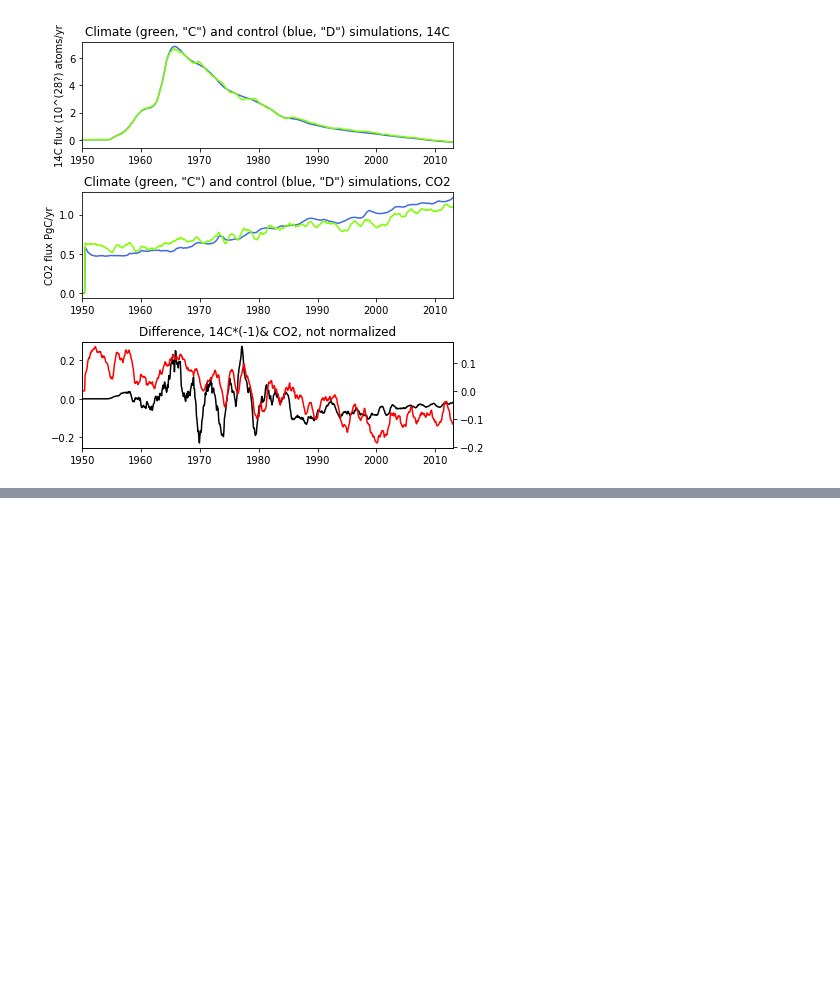
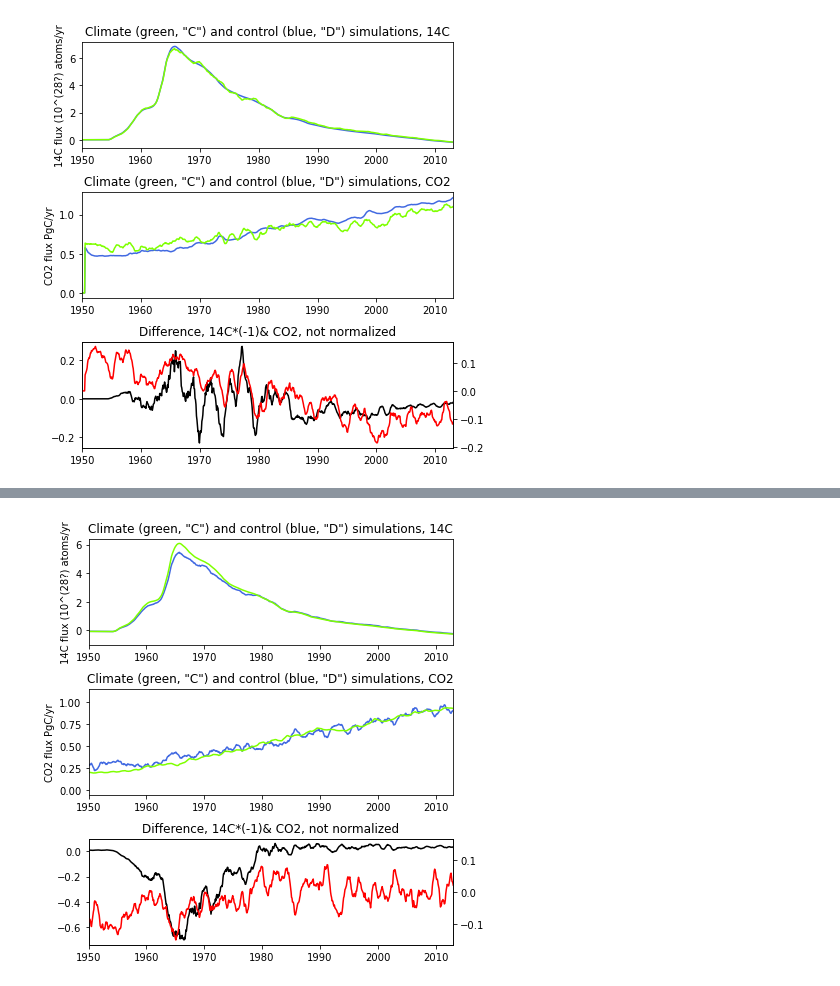
Before and after one commit to tjarnikova/SOZONE, a Jupyter notebook: C14/recreateCLQ-c14ferret.ipynb, the cells around one changed output, grey strips where cells are left out. Cells and saved outputs as stored; diff of their text form; code cells hidden in the pictures; blank space fills up the shorter version.

```diff
--- a/C14/recreateCLQ-c14ferret.ipynb
+++ b/C14/recreateCLQ-c14ferret.ipynb
@@ -110,0 +226,92 @@ plt.show()
+# %%
+tmeshf = '/gpfs/data/greenocean/software/resources/regrid/mesh_mask3_6.nc'
+C14d_qtr_c14f = './C405data/C4C5_1940_2022_qtrB14b.nc'   ##static
+C14d_Cflxf = './C405data/C4C5_1940_2022_Cflx.nc' ###static
+
+C14c_qtr_c14f = './C405data/C405_1940_2022_qtrB14b.nc'
+C14c_Cflxf = './C405data/C405_1940_2022_Cflx.nc'
+dc14dzf = './corinneData/dc14dz.nc'
+# %%
+#### ------ A) load data
+tmesh = xr.open_dataset(tmeshf)
+#climate run
+C14d_qtr_c14 = xr.open_dataset(C14d_qtr_c14f)
+C14d_Cflx = xr.open_dataset(C14d_Cflxf)
+#control run
+C14c_qtr_c14 = xr.open_dataset(C14c_qtr_c14f)
+C14c_Cflx = xr.open_dataset(C14c_Cflxf)
+#vertical gradient:
+dc14dz  = xr.open_dataset(dc14dzf)
+
+#### -------- B) get areas/grid variables
+tmask = tmesh.tmask[0,0,:,:]
+area = tmesh.tmask[0,0,:,:] * tmesh.e1t[0,:,:] * tmesh.e2t[0,:,:]
+tarea = np.nansum(area)
+vol = area * tmesh.e3t_0[0,0]
+
+##### ------ C) "regridding", ie fix the timestamp
+times = pd.date_range("1940/01/01","2022/12/01",freq='MS')
+
+qtrnewt_C = C14c_qtr_c14.qtrB14b * tmask.values
+cflxnewt_C = C14c_Cflx.Cflx * tmask.values
+qtrnewt_D = C14d_qtr_c14.qtrB14b * tmask.values
+cflxnewt_D = C14d_Cflx.Cflx * tmask.values
+
+print(qtrnewt_C['time_counter'])
+
+qtrnewt_C['time_counter'] = times
+qtrnewt_D['time_counter'] = times
+cflxnewt_C['time_counter'] = times
+cflxnewt_D['time_counter'] = times
+
+
+##### ------ D) fluxes
+### QQ why volume/10, why not area, wouldn't it be same?
+### QQ why these units?/conversion factors?
+qtrflx_C = qtrnewt_C * (1/10) *2 *1e-14 *vol.values * 3.156e7
+cflxint_C = cflxnewt_C *area.values*3.156e7
+qtrflx_D = qtrnewt_D * (1/10) *2 *1e-14 *vol.values * 3.156e7
+cflxint_D = cflxnewt_D *area.values*3.156e7
+
+
+fact = 0.8
+fig, axs = plt.subplots(3,1, figsize=(8*fact, 8*fact), facecolor='w', edgecolor='k')
+axs = axs.ravel()
+
+
+qtrflx_mn_C = qtrflx_C.rolling(time_counter=12, center=True).mean()\
+.sel(y=slice(0,47)).sum(dim = ['x','y'])*6.023e23*1e-26
+qtrflx_mn_D = qtrflx_D.rolling(time_counter=12, center=True).mean()\
+.sel(y=slice(0,47)).sum(dim = ['x','y'])*6.023e23*1e-26
+axs[0].plot(qtrflx_C.time_counter, qtrflx_mn_C, color = 'royalblue')
+axs[0].plot(qtrflx_C.time_counter, qtrflx_mn_D, color = 'chartreuse')
+
+
+cflxint_mn_C = cflxint_C.rolling(time_counter=12, center=True).mean()\
+.sel(y=slice(0,47)).sum(dim = ['x','y'])*12e-15
+cflxint_mn_D = cflxint_D.rolling(time_counter=12, center=True).mean()\
+.sel(y=slice(0,47)).sum(dim = ['x','y'])*12e-15
+
+axs[1].plot(qtrflx_C.time_counter, cflxint_mn_C, color = 'royalblue')
+axs[1].plot(qtrflx_C.time_counter, cflxint_mn_D, color = 'chartreuse')
+
+ax3 = axs[2]
+ax3b = ax3.twinx()
+ax3.plot(qtrflx_C.time_counter, (qtrflx_mn_D.values-qtrflx_mn_C.values)*-1, color = 'k')
+ax3b.plot(qtrflx_C.time_counter, cflxint_mn_D.values-cflxint_mn_C.values, color = 'r')
+
+axs[0].set_xlim(pd.Timestamp('1950-01-01'), pd.Timestamp('2013-01-01'))
+axs[1].set_xlim(pd.Timestamp('1950-01-01'), pd.Timestamp('2013-01-01'))
+ax3.set_xlim(pd.Timestamp('1950-01-01'), pd.Timestamp('2013-01-01'))
+ax3b.set_xlim(pd.Timestamp('1950-01-01'), pd.Timestamp('2013-01-01'))
+
+axs[0].set_title('Climate (green, "C") and control (blue, "D") simulations, 14C')
+axs[1].set_title('Climate (green, "C") and control (blue, "D") simulations, CO2')
+axs[2].set_title('Difference, 14C*(-1)& CO2, not normalized')
+
+axs[0].set_ylabel('14C flux (10^(28?) atoms/yr')
+axs[1].set_ylabel('CO2 flux PgC/yr')
+
+plt.tight_layout()
+plt.show()
+# %% [output]
@@ -110,0 +336 @@ plt.show()
+[figure, added]
```
Also changed, not shown: parts of 6 cells of this notebook.
